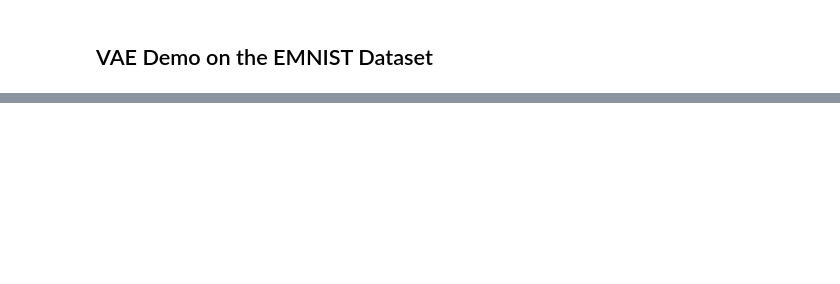
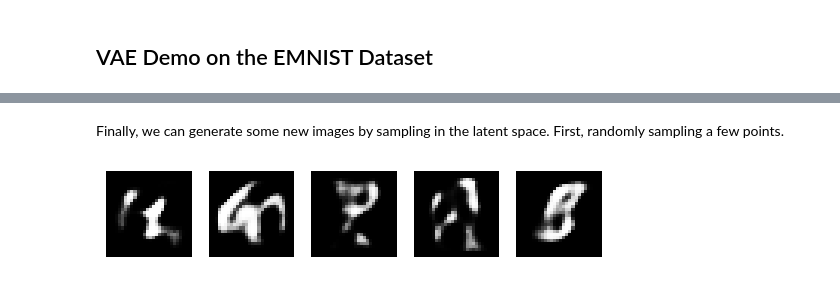
Before and after one commit to liam-a-edwards/hand_vae, a Jupyter notebook: demo.ipynb, the cells around one changed output, grey strips where cells are left out. Saved outputs shown, nothing was run; the diff lists cells and outputs as text; code cells hidden in the pictures; blank space fills up the shorter version.

```diff
--- a/demo.ipynb
+++ b/demo.ipynb
@@ -47,0 +95,11 @@ Saved model to vae.json
+# %% [markdown]
+Finally, we can generate some new images by sampling in the latent space. First, randomly sampling a few points.
+# %%
+for i in range(5):
+    z = Tensor(np.random.normal(size=(1, config["latent_size"])))
+    x_hat = model.decoder.forward(z)
+    plt.subplot(1, 5, i + 1)
+    plt.imshow(x_hat.data.reshape(28, 28), cmap="gray")
+    plt.axis("off")
+# %% [output]
+[figure, added]
```
Also changed, not shown: parts of 13 cells of this notebook, 2 other files.
